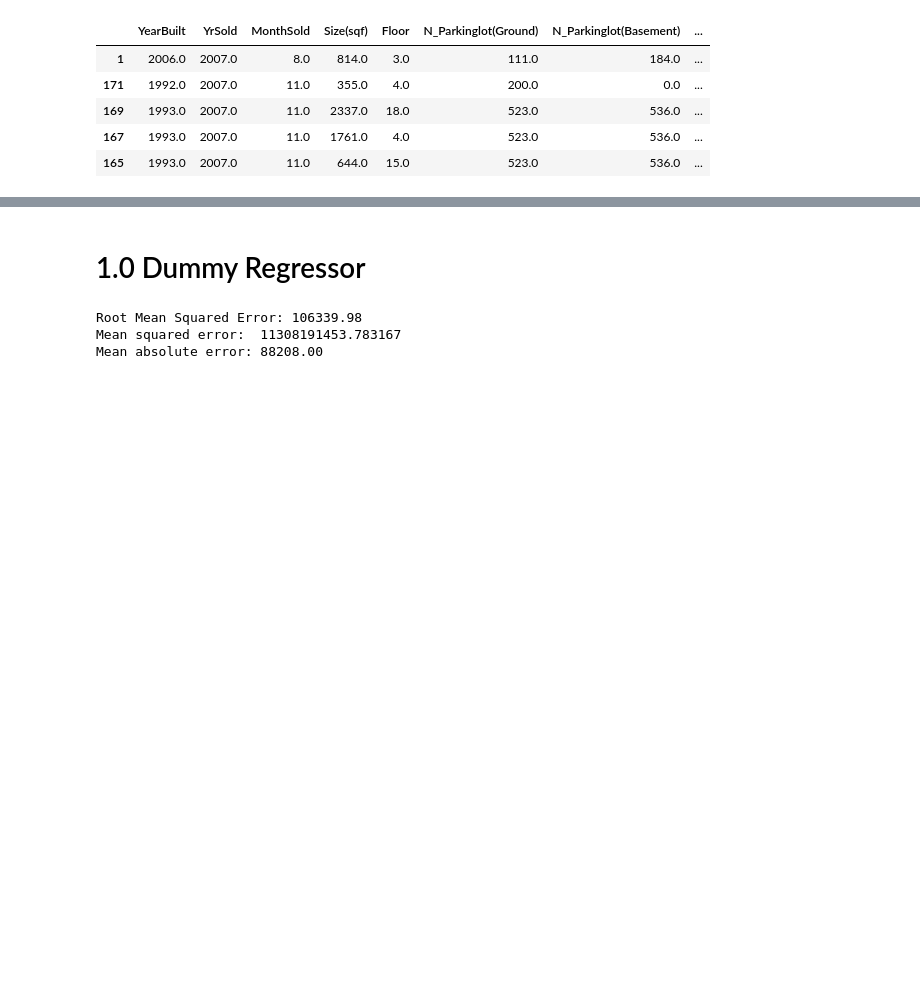
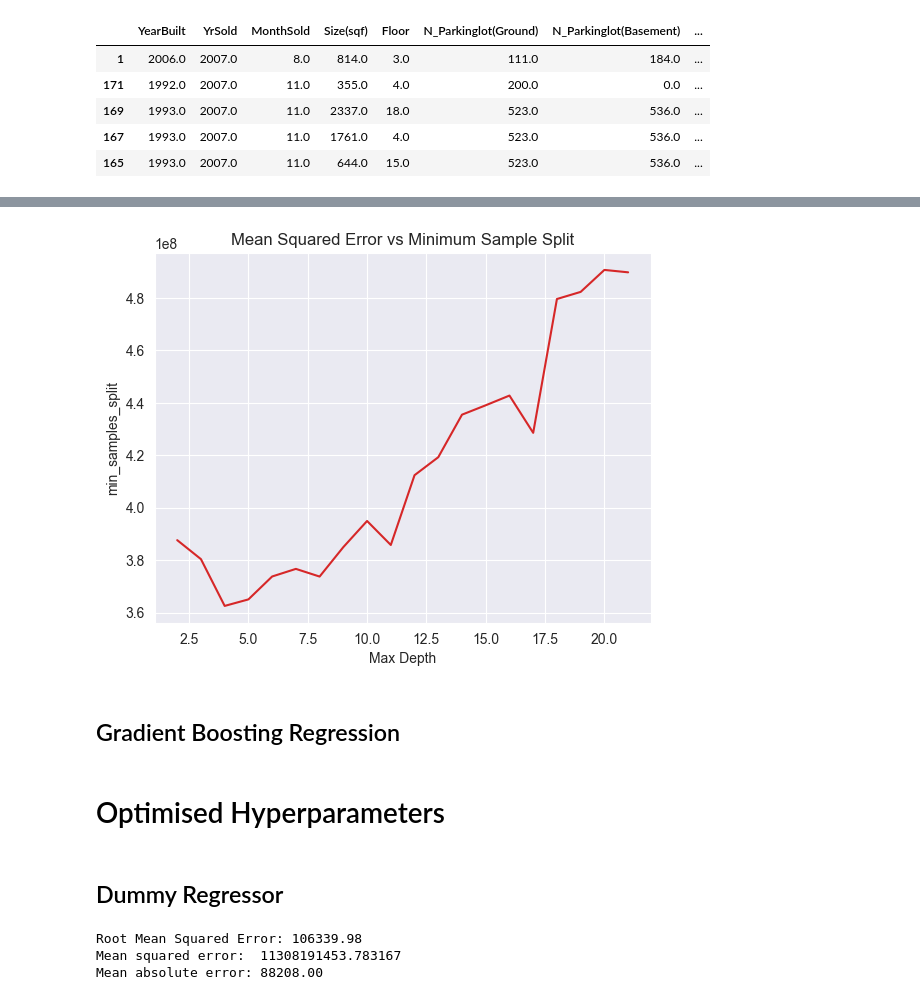
Before and after one commit to MJ-Peters/INAI-Property-Value-Prediction-Coursework, a Jupyter notebook: Coursework Question One.ipynb, the cells around one changed output, grey strips where cells are left out. Cells and saved outputs as stored; diff of their text form; code cells hidden in the pictures; blank space fills up the shorter version.

```diff
--- a/Coursework Question One.ipynb
+++ b/Coursework Question One.ipynb
@@ -80,0 +139,29 @@ features.head()
+# %%
+# Testing the effect of sample split
+min_samples_leaf = [i+2 for i in range(20)]
+ms_errors = []
+
+for i in min_samples_leaf:
+    # Creating the tree regressor object
+    DTR_HP = DecisionTreeRegressor(min_samples_leaf=i)
+
+    # Fitting the tree regressor to the training data
+    DTR_HP.fit(x_train, y_train)
+
+    # Making predictions on the test data
+    DTR_HP_y_pred = DTR_HP.predict(x_test)
+
+    # Evaluating the model using mean squared error and root mean squared error
+    DTR_HP_mse = mean_squared_error(y_test, DTR_HP_y_pred)
+    ms_errors.append(DTR_HP_mse)
+
+# Plotting the results
+plt.plot(max_depth, ms_errors, c="tab:red")
+plt.xlabel("Max Depth")
+plt.ylabel("min_samples_split")
+plt.title("Mean Squared Error vs Minimum Sample Split")
+plt.show()
+# %% [output]
+[figure, added]
+# %% [markdown]
+## Gradient Boosting Regression
@@ -81,5 +176,7 @@ features.head()
+# %% [markdown]
+# Optimised Hyperparameters
 # %% [markdown]
-# 1.0 Dummy Regressor
+## Dummy Regressor
 # %%
 # Creating a dummy regressor object
 dummy_regressor = DummyRegressor(strategy="mean")
```
Also changed, not shown: parts of 8 cells of this notebook.
